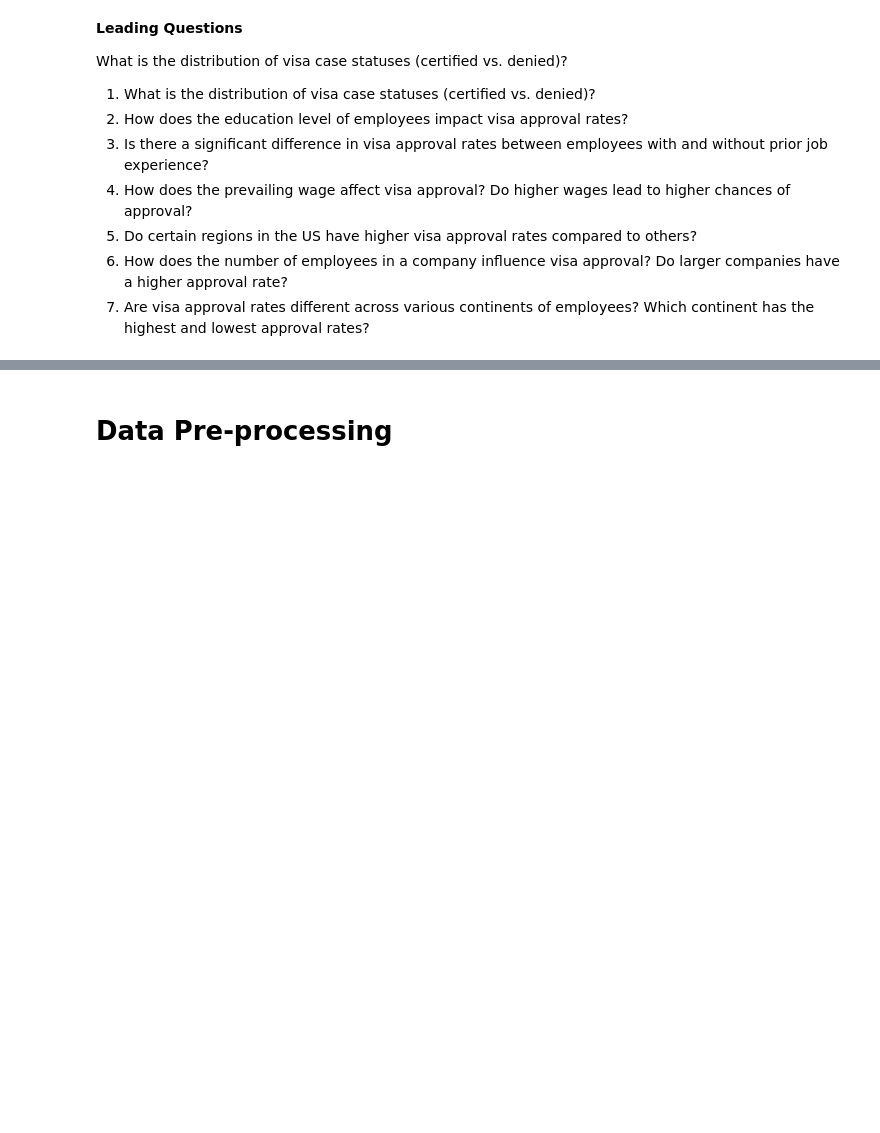
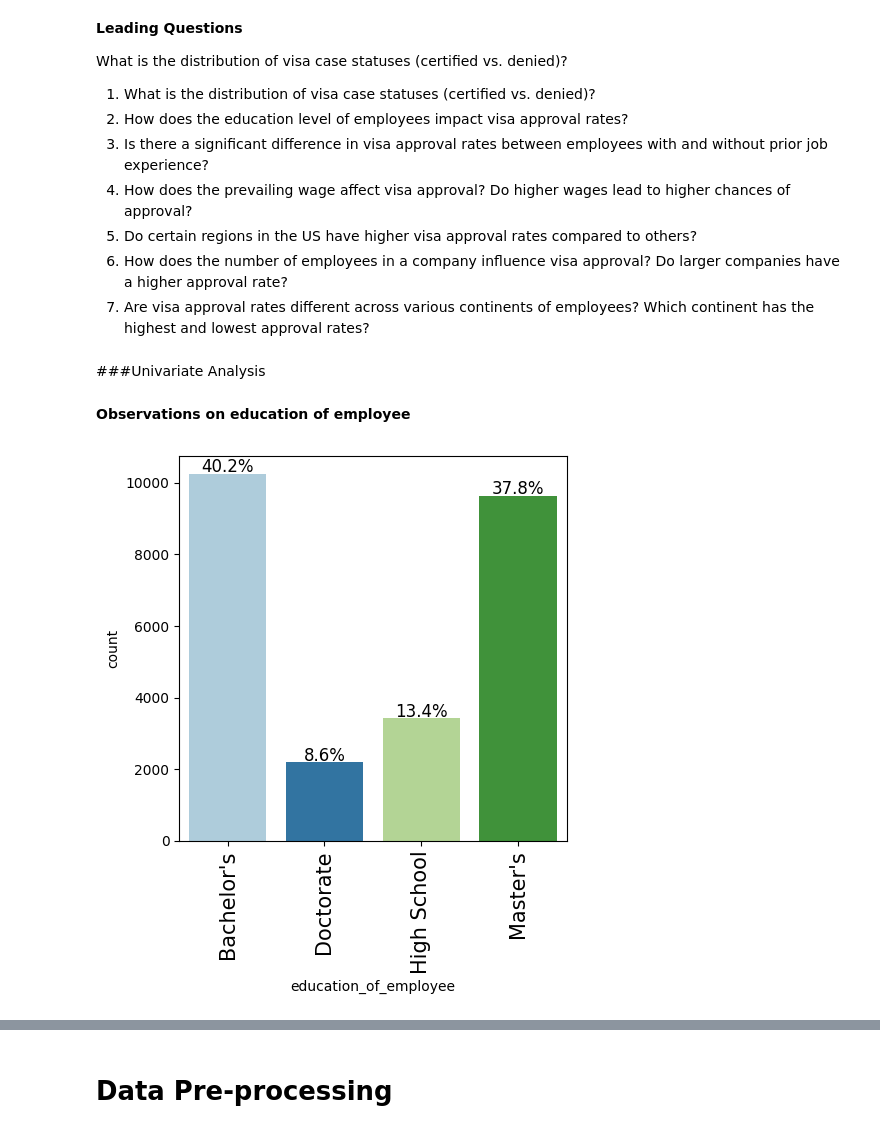
Before and after one commit to uday-d4/UTAI_AdvancedMachineLearningProject, a Jupyter notebook: Project_Full_Code_Notebook_EasyVisa (1).ipynb, the cells around one changed output, grey strips where cells are left out. Cells and saved outputs as stored; diff of their text form; code cells hidden in the pictures; blank space fills up the shorter version.

```diff
--- a/Project_Full_Code_Notebook_EasyVisa (1).ipynb
+++ b/Project_Full_Code_Notebook_EasyVisa (1).ipynb
@@ -238,3 +238,11 @@ df.describe(include='all').T
 *   There are negative values on no_of_employees which could be a data entry error
 *   More than half of the employees are from Asia
 *   Around 40% (10234/25480) the employees have Bachelors degree
+# %%
+# list of all categorical variables
+cat_col = df.columns
+
+# printing the number of occurrences of each unique value in each categorical column
+for column in cat_col:
+    print(df[column].value_counts(normalize=True))
+    print("-" * 50)
@@ -240,0 +276,2 @@ df.describe(include='all').T
+# %%
+df['no_of_employees'] = abs(df['no_of_employees'])
@@ -241,3 +285,5 @@ df.describe(include='all').T
+# %%
+df.drop(["case_id"], axis=1, inplace=True)
 # %% [markdown]
 # <a name='link2'>**Exploratory Data Analysis (EDA)**</a>
 # %% [markdown]
@@ -260,0 +432,8 @@ What is the distribution of visa case statuses (certified vs. denied)?
+# %% [markdown]
+###Univariate Analysis
+# %% [markdown]
+**Observations on education of employee**
+# %%
+labeled_barplot(df, "education_of_employee", perc=True)
+# %% [output]
+[figure, added]
```
Also changed, not shown: parts of 13 cells of this notebook.
